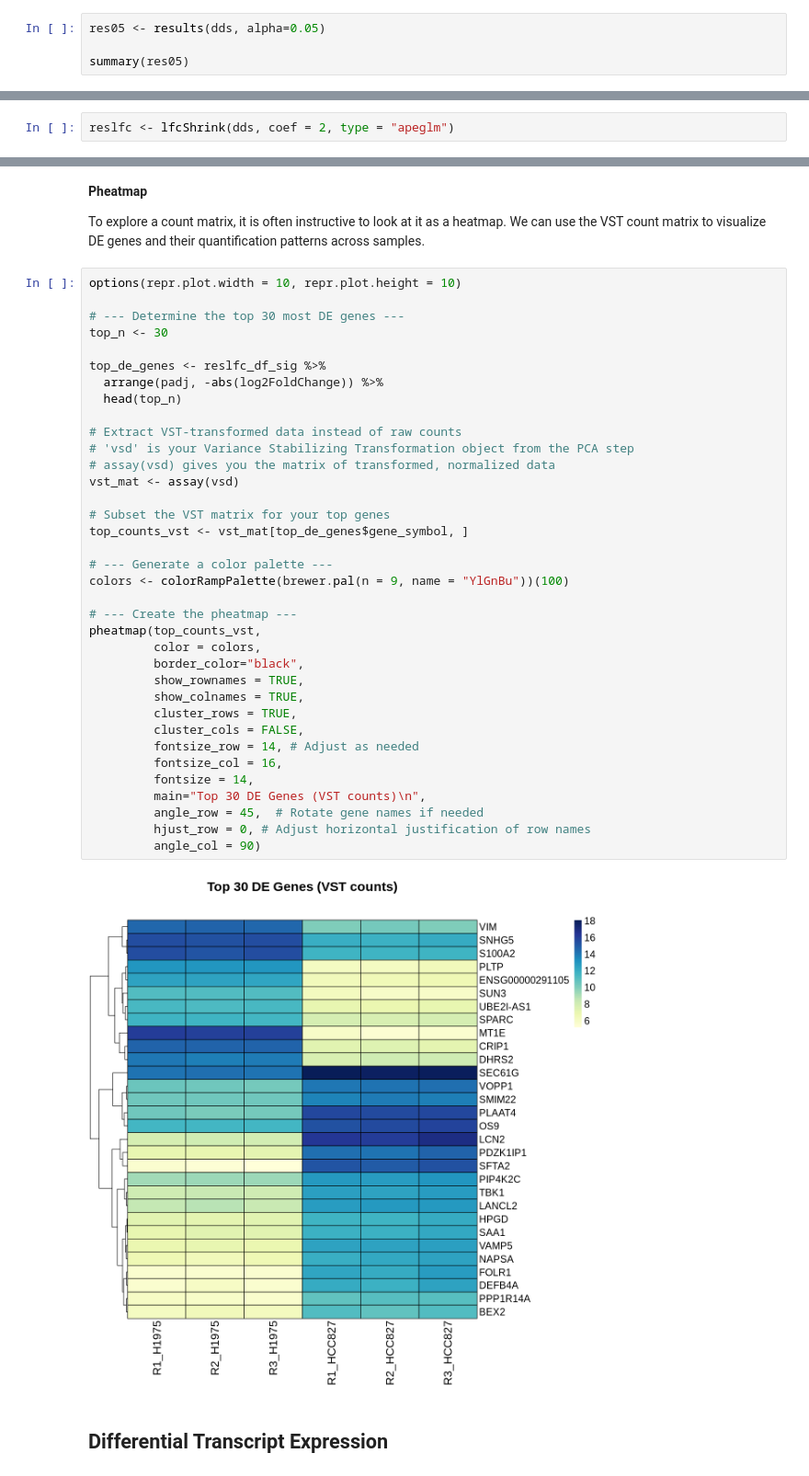
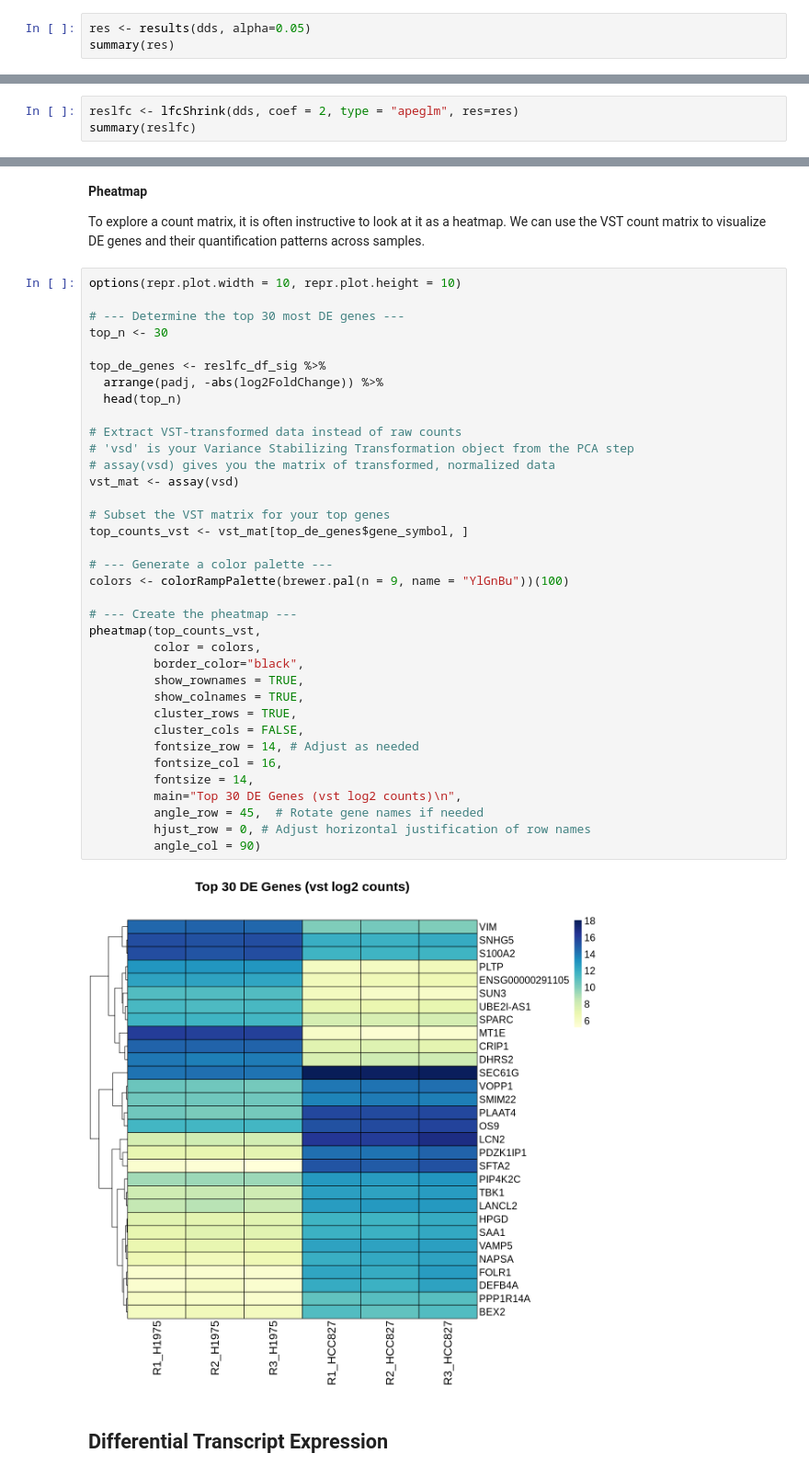
Before and after one commit to integrativebioinformatics/EBI-lrRNAseq-2026, a Jupyter notebook: course materials/dge_dte.ipynb, the cells around one changed output, grey strips where cells are left out. Shown at 92% size. Drawn from its saved outputs; the diff is of its cells as text.

Commit message:
alpha / padj filtering minor issue resolved

```diff
--- a/course materials/dge_dte.ipynb
+++ b/course materials/dge_dte.ipynb
@@ -396,7 +423,6 @@ pheatmap(sampleDistMatrix,
 # %%
-res05 <- results(dds, alpha=0.05)
-
-summary(res05)
+res <- results(dds, alpha=0.05)
+summary(res)
 # %% [output]
 out of 19639 with nonzero total read count
 adjusted p-value < 0.05
@@ -482,7 +508,8 @@ Shrinkage (e.g., `apeglm`) stabilizes large LFC estimates for low-count genes an
 
 Shrinkage of effect size (LFC estimates) is useful for visualization and ranking of genes. To shrink the LFC, we pass the `dds` object to the function `lfcShrink`.
 # %%
-reslfc <- lfcShrink(dds, coef = 2, type = "apeglm")
+reslfc <- lfcShrink(dds, coef = 2, type = "apeglm", res=res)
+summary(reslfc)
 # %% [output]
 using 'apeglm' for LFC shrinkage. If used in published research, please cite:
     Zhu, A., Ibrahim, J.G., Love, M.I. (2018) Heavy-tailed prior distributions for
@@ -652,35 +660,35 @@ top_n <- 30
 top_de_genes <- reslfc_df_sig %>%
   arrange(padj, -abs(log2FoldChange)) %>%
   head(top_n)
 
 # Extract VST-transformed data instead of raw counts
 # 'vsd' is your Variance Stabilizing Transformation object from the PCA step
 # assay(vsd) gives you the matrix of transformed, normalized data
 vst_mat <- assay(vsd)
 
 # Subset the VST matrix for your top genes
 top_counts_vst <- vst_mat[top_de_genes$gene_symbol, ]
 
 # --- Generate a color palette ---
 colors <- colorRampPalette(brewer.pal(n = 9, name = "YlGnBu"))(100)
 
 # --- Create the pheatmap ---
 pheatmap(top_counts_vst,
          color = colors,
          border_color="black",
          show_rownames = TRUE,
          show_colnames = TRUE,
          cluster_rows = TRUE,
          cluster_cols = FALSE,
          fontsize_row = 14, # Adjust as needed
          fontsize_col = 16,
          fontsize = 14,
-         main="Top 30 DE Genes (VST counts)\n",
+         main="Top 30 DE Genes (vst log2 counts)\n",
          angle_row = 45,  # Rotate gene names if needed
          hjust_row = 0, # Adjust horizontal justification of row names
          angle_col = 90)
 # %% [output]
-[figure, old version]
+[figure, new version]
 # %% [markdown]
 ## **Differential Transcript Expression**
 # %% [markdown]
```
Also changed, not shown: parts of 49 cells of this notebook, 6 other files.
